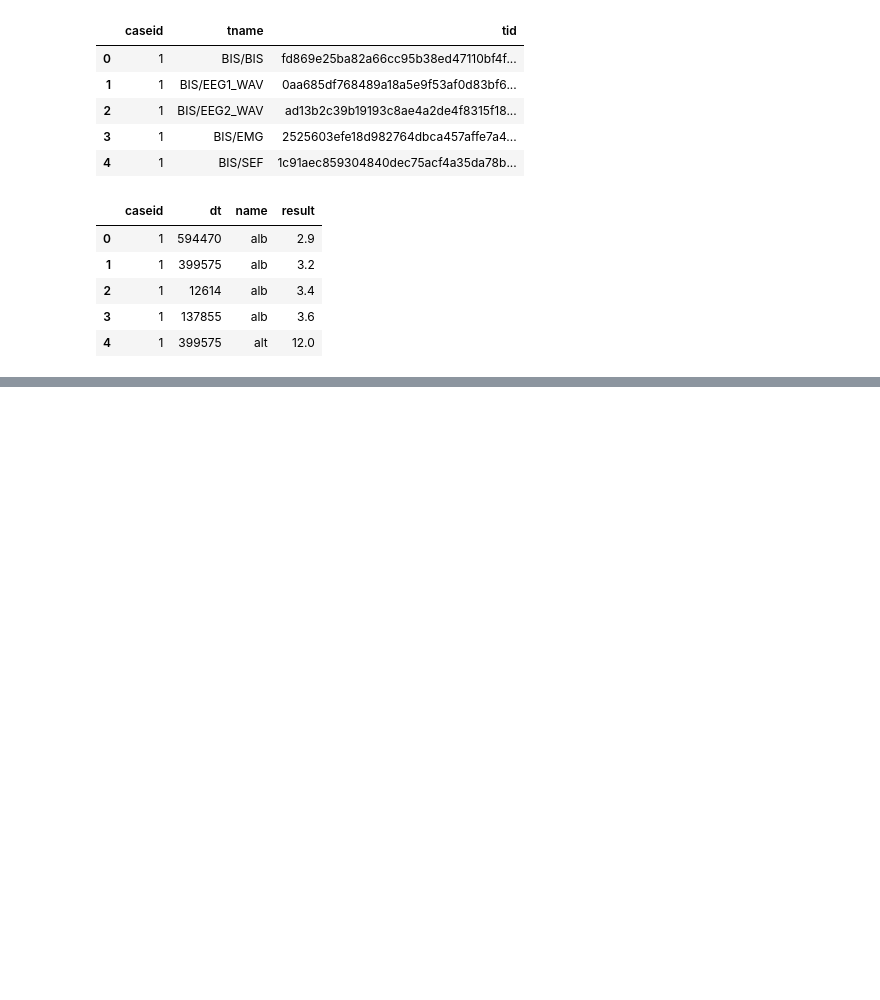
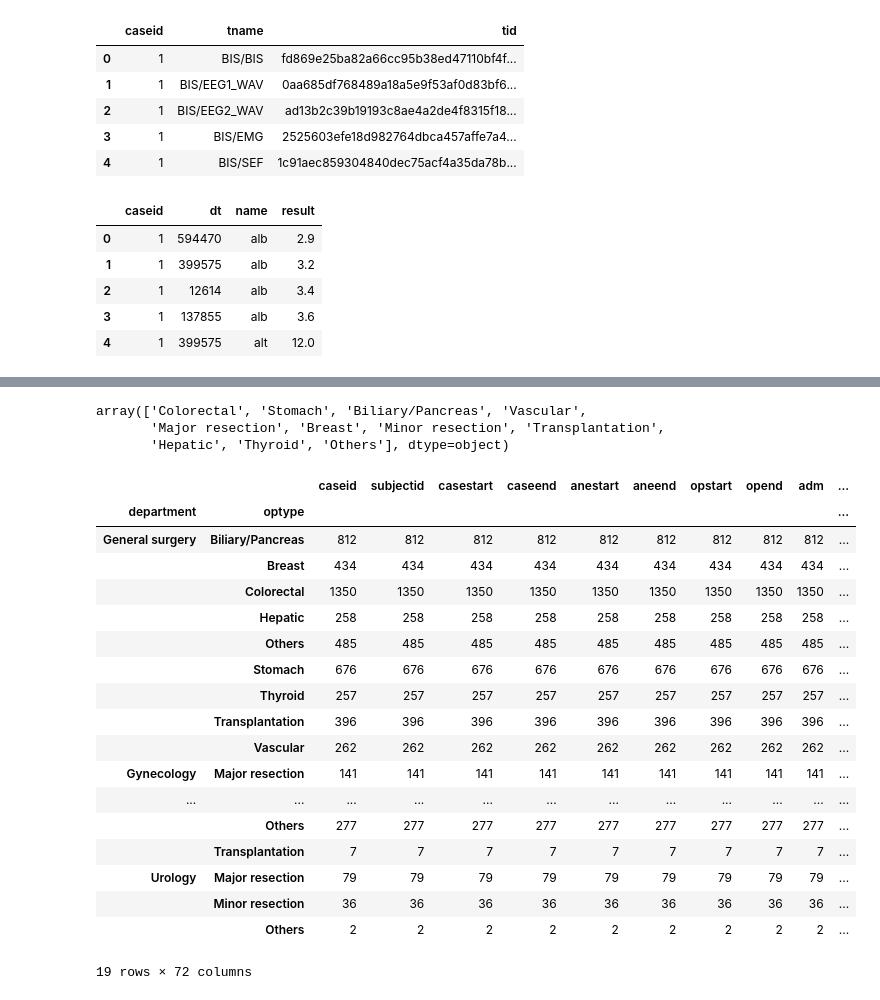
Before and after one commit to Tanya301/dsc106_final_project, a Jupyter notebook: dsc106_finalproj_eda.ipynb, the cells around one changed output, grey strips where cells are left out. Drawn from its saved outputs; the diff is of its cells as text; code cells hidden in the pictures; blank space fills up the shorter version.

```diff
--- a/dsc106_finalproj_eda.ipynb
+++ b/dsc106_finalproj_eda.ipynb
@@ -78,0 +155,28 @@ fig.show()
+# %%
+df_cases['optype'].unique()
+# %% [output]
+array(['Colorectal', 'Stomach', 'Biliary/Pancreas', 'Vascular',
+       'Major resection', 'Breast', 'Minor resection', 'Transplantation',
+       'Hepatic', 'Thyroid', 'Others'], dtype=object)
+# %%
+df_cases.groupby(['department', 'optype']).count()
+# %% [output]
+|  |  | caseid | subjectid | casestart | caseend | anestart | aneend | opstart | opend | adm | ... |
+| department | optype |  |  |  |  |  |  |  |  |  | ... |
+| General surgery | Biliary/Pancreas | 812 | 812 | 812 | 812 | 812 | 812 | 812 | 812 | 812 | ... |
+|  | Breast | 434 | 434 | 434 | 434 | 434 | 434 | 434 | 434 | 434 | ... |
+|  | Colorectal | 1350 | 1350 | 1350 | 1350 | 1350 | 1350 | 1350 | 1350 | 1350 | ... |
+|  | Hepatic | 258 | 258 | 258 | 258 | 258 | 258 | 258 | 258 | 258 | ... |
+|  | Others | 485 | 485 | 485 | 485 | 485 | 485 | 485 | 485 | 485 | ... |
+|  | Stomach | 676 | 676 | 676 | 676 | 676 | 676 | 676 | 676 | 676 | ... |
+|  | Thyroid | 257 | 257 | 257 | 257 | 257 | 257 | 257 | 257 | 257 | ... |
+|  | Transplantation | 396 | 396 | 396 | 396 | 396 | 396 | 396 | 396 | 396 | ... |
+|  | Vascular | 262 | 262 | 262 | 262 | 262 | 262 | 262 | 262 | 262 | ... |
+| Gynecology | Major resection | 141 | 141 | 141 | 141 | 141 | 141 | 141 | 141 | 141 | ... |
+| ... | ... | ... | ... | ... | ... | ... | ... | ... | ... | ... | ... |
+|  | Others | 277 | 277 | 277 | 277 | 277 | 277 | 277 | 277 | 277 | ... |
+|  | Transplantation | 7 | 7 | 7 | 7 | 7 | 7 | 7 | 7 | 7 | ... |
+| Urology | Major resection | 79 | 79 | 79 | 79 | 79 | 79 | 79 | 79 | 79 | ... |
+|  | Minor resection | 36 | 36 | 36 | 36 | 36 | 36 | 36 | 36 | 36 | ... |
+|  | Others | 2 | 2 | 2 | 2 | 2 | 2 | 2 | 2 | 2 | ... |
+19 rows × 72 columns
```
Also changed, not shown: parts of 11 cells of this notebook, 4 other files.
